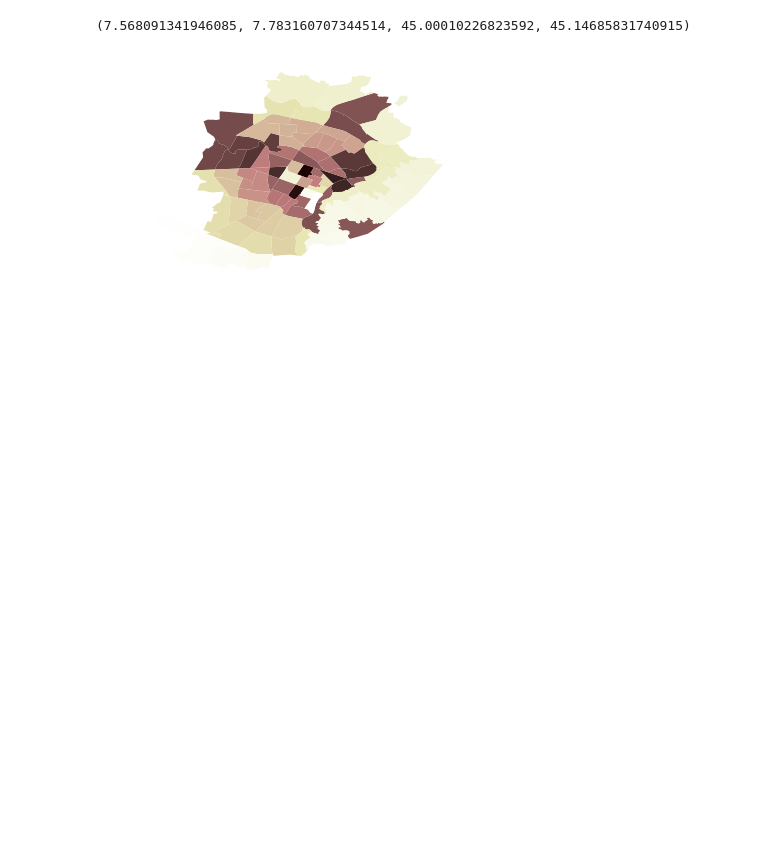
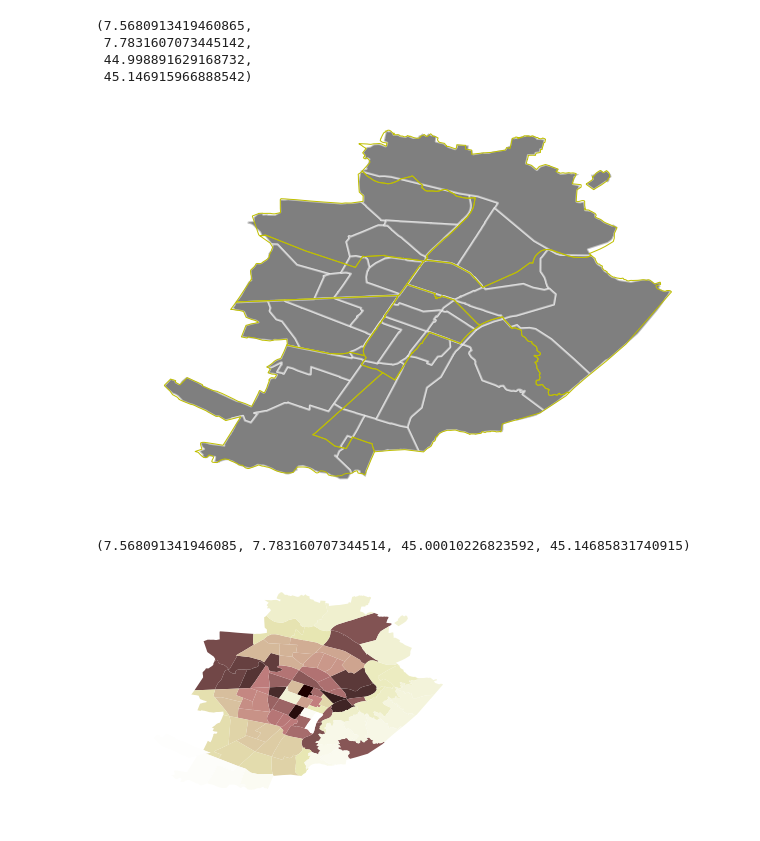
Before and after one commit to EArtiges/Lagrange_Progetto, a Jupyter notebook: Plotter2.ipynb, the cells around one changed output. Drawn from its saved outputs; the diff is of its cells as text; code cells hidden in the pictures; blank space fills up the shorter version.

```diff
--- a/Plotter2.ipynb
+++ b/Plotter2.ipynb
@@ -19,3 +74,27 @@ SyntaxError: invalid syntax (Instaplot.py, line 117)
+# %%
+#From the highest to lowest granularity
+#shp='carta_sintesi_geo'
+#shp='sezioni_censimento_geo'
+#shp='microzone_censuarie_geo'
+#shp='zone_statistiche_geo'
+#shp='distretti_assistenziali_geo'
+#shp='circoscrizioni_geo'
+shp='CAP_Torino'
+df_cap=geopandas.read_file('SHP_files/{}/{}.shp'.format(shp,shp))
+shp='circoscrizioni_geo'
+df_cir=geopandas.read_file('SHP_files/{}/{}.shp'.format(shp,shp))
+df_cir.crs={'init':'epsg:3003'}
+fig,ax=plt.subplots(figsize=(10,10))
+df_cap.plot(color='k',edgecolor='w',linewidth=2,alpha=.5,ax=ax)
+df_cir.to_crs(epsg=4326).plot(color=(0,0,0,0),edgecolor='y',ax=ax)
+plt.savefig('CAPvsCIRC.pdf')
+plt.axis('off')
+# %% [output]
+(7.5680913419460865,
+ 7.7831607073445142,
+ 44.998891629168732,
+ 45.146915966888542)
+[figure, added]
 # %%
 %matplotlib inline
 # %%
```
Also changed, not shown: parts of 8 cells of this notebook, 31 other files.
